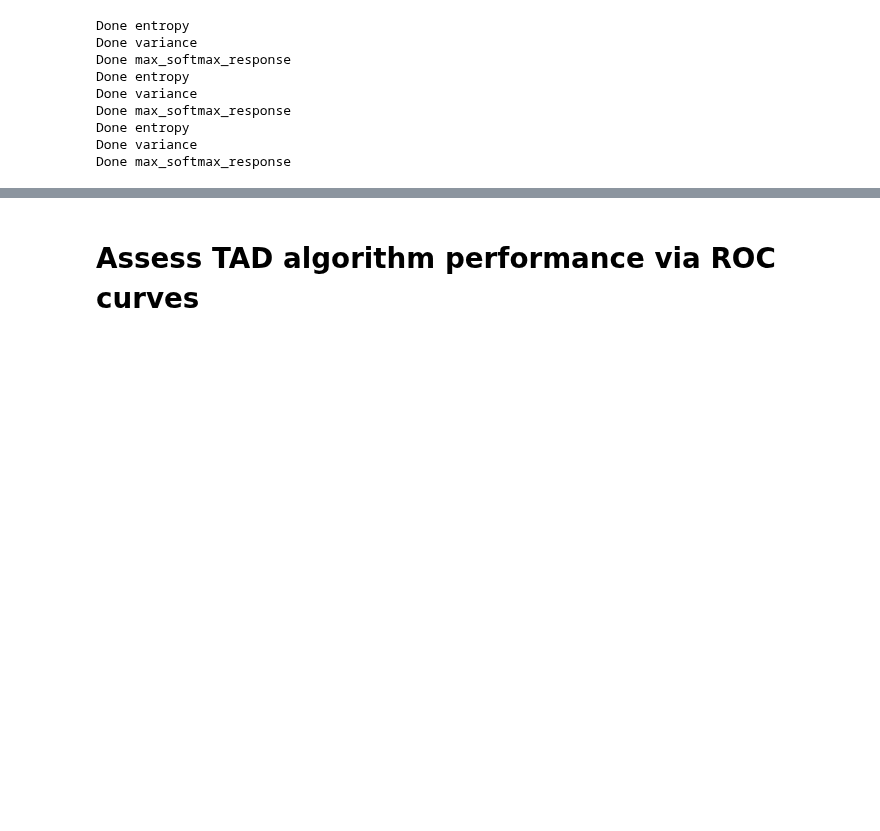
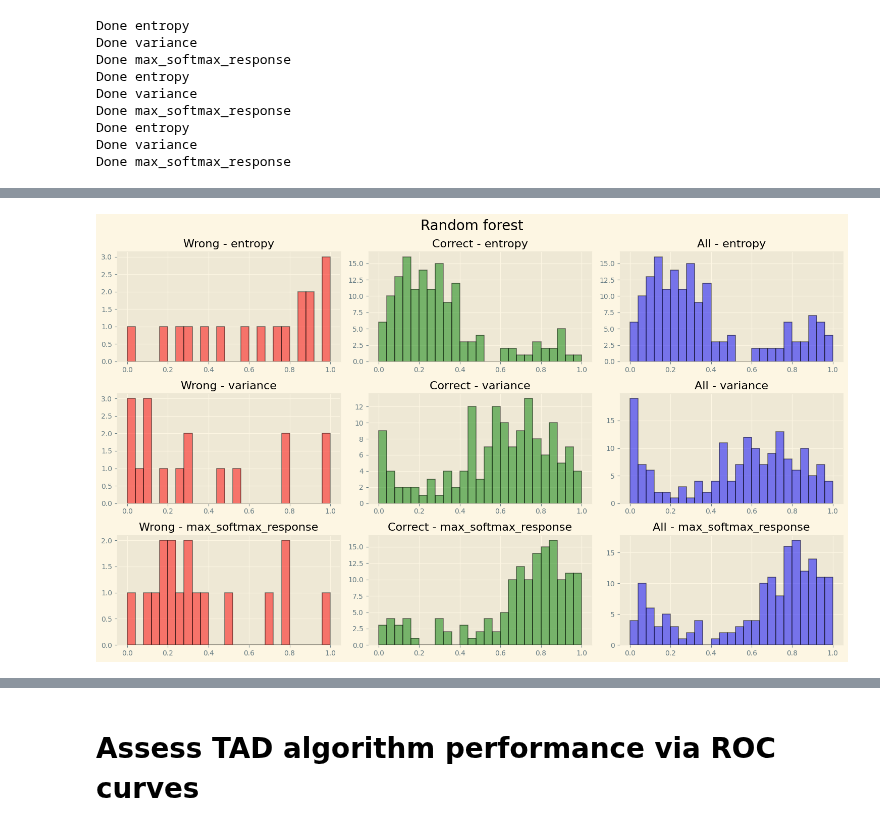
Before and after one commit to Anatr1/timeseries-anomaly-detection, a Jupyter notebook: random_forest_merged_lab7.ipynb, the cells around one changed output, grey strips where cells are left out. Cells and saved outputs as stored; diff of their text form; code cells hidden in the pictures; blank space fills up the shorter version.

```diff
--- a/random_forest_merged_lab7.ipynb
+++ b/random_forest_merged_lab7.ipynb
@@ -729,0 +655,3 @@ y_collision = df_features_collision_nonan["label"]
+# %%
+X_collision_1 = df_features_collision_nonan_1.drop(["label", "start", "end"], axis=1)
+y_collision_1 = df_features_collision_nonan_1["label"]
@@ -732,3 +666,8 @@ X_collision = pd.DataFrame(selector_variance.transform(scaler.transform(X_collis
                            columns=X_collision.columns.values[selector_variance.get_support()])
 X_collision.drop(corr_features, inplace=True, axis=1)
 X_collision = X_collision[selected_features].copy()
+# %%
+X_collision_1 = pd.DataFrame(selector_variance.transform(scaler.transform(X_collision_1)),
+                           columns=X_collision_1.columns.values[selector_variance.get_support()])
+X_collision_1.drop(corr_features, inplace=True, axis=1)
+X_collision_1 = X_collision_1[selected_features].copy()
@@ -737,3 +681,6 @@ X_collision = X_collision[selected_features].copy()
 # %%
 preds_array_collisions = np.array([classifier.predict_proba(X_collision.values) for _ in range(n_mc)])
 preds_bayes_mean_collision = np.mean(np.array(preds_array_collisions), axis = 0)
+# %%
+preds_array_collisions_1 = np.array([classifier.predict_proba(X_collision_1.values) for _ in range(n_mc)])
+preds_bayes_mean_collision_1 = np.mean(np.array(preds_array_collisions_1), axis = 0)
@@ -756,3 +714,8 @@ Done max_softmax_response
 Done entropy
 Done variance
 Done max_softmax_response
+# %%
+uncertainties_bayes_1 = dict()
+uncertainties_bayes_1["correct"] = Confidence(preds_array_collisions_1.mean(axis=0)[(preds_bayes_mean_collision_1.argmax(axis=1) == y_collision_1), :]).compute_uncertainty_metrics()
+uncertainties_bayes_1["wrong"] = Confidence(preds_array_collisions_1.mean(axis=0)[(preds_bayes_mean_collision_1.argmax(axis=1) != y_collision_1), :]).compute_uncertainty_metrics()
+uncertainties_bayes_1["all"] = Confidence(preds_array_collisions_1.mean(axis=0)).compute_uncertainty_metrics()
@@ -791,0 +780,13 @@ plt.tight_layout()
+# %%
+fig, axes = plt.subplots(len(uncertainties_bayes_1['correct'].keys()), 3, figsize=(15, 9))
+for ax, measure in zip(axes, uncertainties_bayes_1['correct'].keys()):
+    ax[0] .set_title(f"Wrong - {measure}")
+    ax[0].hist(uncertainties_bayes_1['wrong'][measure], color="red", log=False, bins=25, edgecolor='black', linewidth=1.2, alpha=0.5);
+    ax[1] .set_title(f"Correct - {measure}")
+    ax[1].hist(uncertainties_bayes_1['correct'][measure], color="green", log=False, bins=25, edgecolor='black', linewidth=1.2, alpha=0.5);
+    ax[2] .set_title(f"All - {measure}")
+    ax[2].hist(uncertainties_bayes_1['all'][measure], color="blue", log=False, bins=25, edgecolor='black', linewidth=1.2, alpha=0.5);
+fig.suptitle("Random forest", fontsize=20)
+plt.tight_layout()
+# %% [output]
+[figure, added]
```
Also changed, not shown: parts of 31 cells of this notebook, 3 other files.
